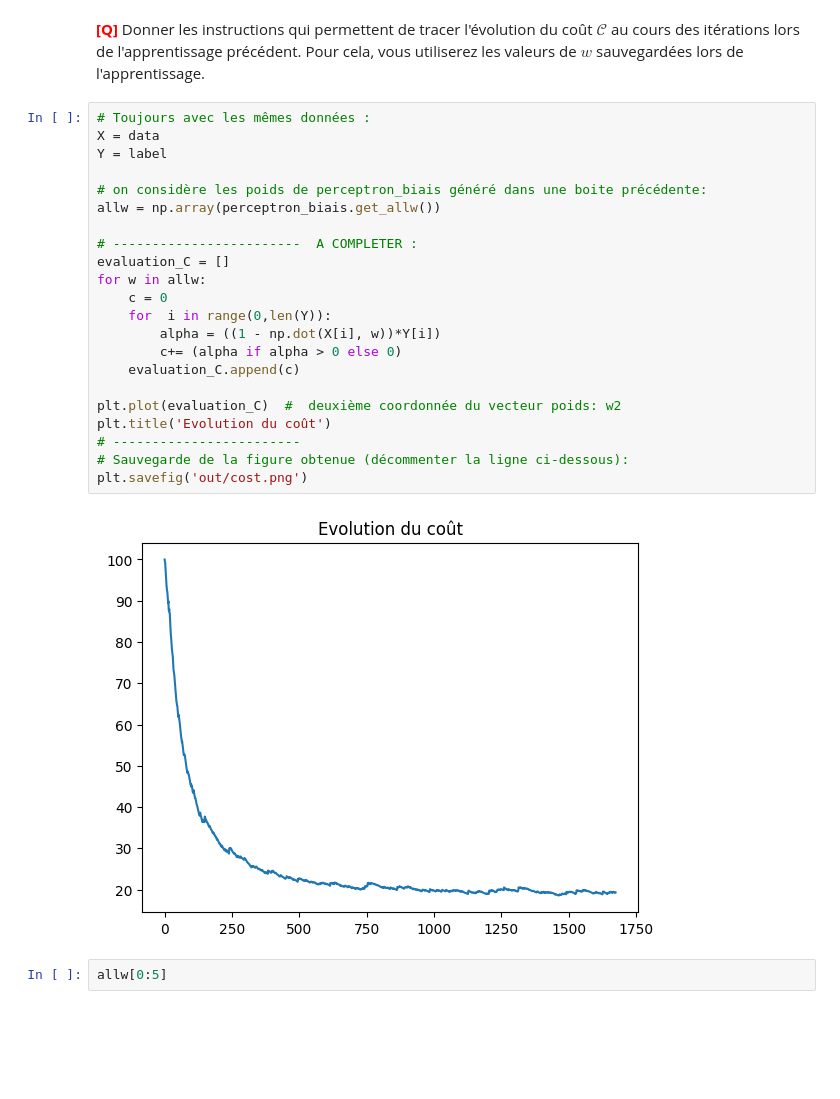
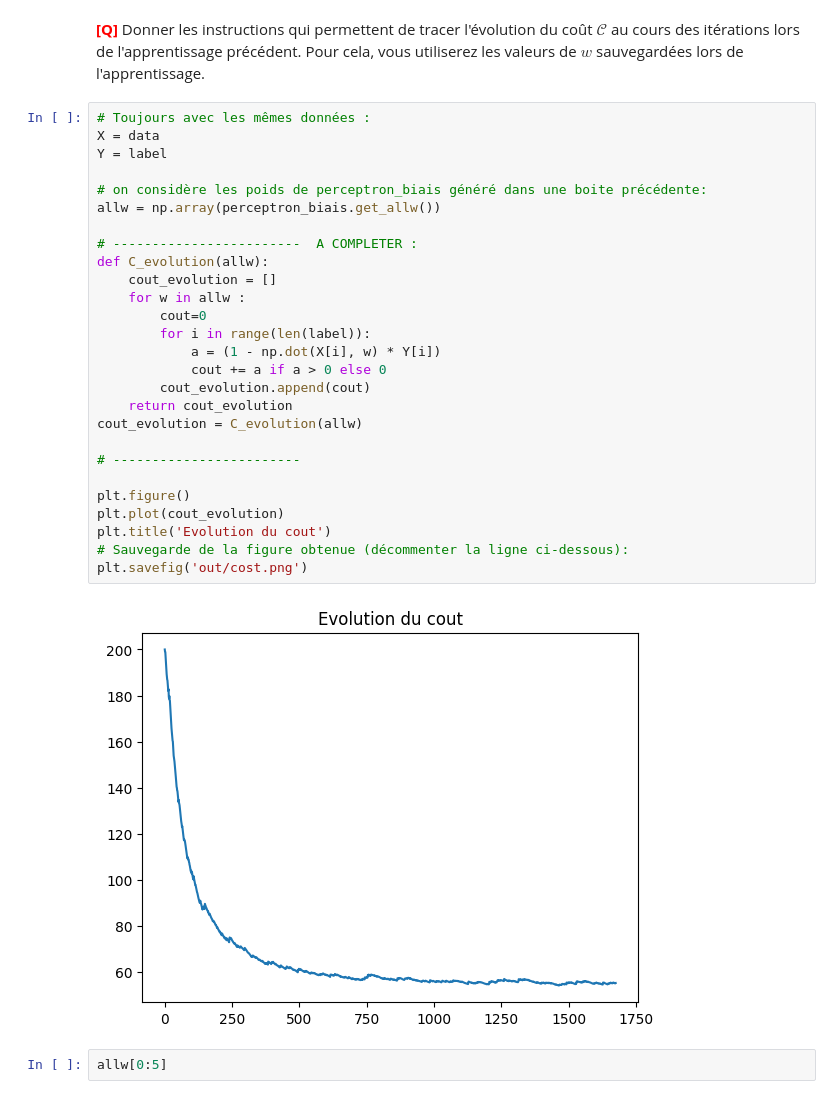
Before and after one commit to ilyesdjerfaf/Sciences-des-Donnees---LU3IN026, a Jupyter notebook: tme-04/tme-04-TAFOUGHALT_DJERFAF.ipynb, the cells around one changed output. Drawn from its saved outputs; the diff is of its cells as text; blank space fills up the shorter version.

```diff
--- a/tme-04/tme-04-TAFOUGHALT_DJERFAF.ipynb
+++ b/tme-04/tme-04-TAFOUGHALT_DJERFAF.ipynb
@@ -330,27 +320,32 @@ Deux questions se posent alors :
 # %%
 # Toujours avec les mêmes données :
 X = data
 Y = label
 
 # on considère les poids de perceptron_biais généré dans une boite précédente:
 allw = np.array(perceptron_biais.get_allw())
 
 # ------------------------  A COMPLETER :
-evaluation_C = []
-for w in allw:
-    c = 0
-    for  i in range(0,len(Y)):
-        alpha = ((1 - np.dot(X[i], w))*Y[i])
-        c+= (alpha if alpha > 0 else 0)
-    evaluation_C.append(c)
+def C_evolution(allw):
+    cout_evolution = []
+    for w in allw :
+        cout=0
+        for i in range(len(label)):
+            a = (1 - np.dot(X[i], w) * Y[i])
+            cout += a if a > 0 else 0
+        cout_evolution.append(cout)
+    return cout_evolution
+cout_evolution = C_evolution(allw)
 
-plt.plot(evaluation_C)  #  deuxième coordonnée du vecteur poids: w2
-plt.title('Evolution du coût')
 # ------------------------
+
+plt.figure()
+plt.plot(cout_evolution)
+plt.title('Evolution du cout')
 # Sauvegarde de la figure obtenue (décommenter la ligne ci-dessous):
 plt.savefig('out/cost.png')
 # %% [output]
-[figure, old version]
+[figure, new version]
 # %%
 allw[0:5]
 # %% [output]
```
Also changed, not shown: parts of 13 cells of this notebook, 5 other files.
